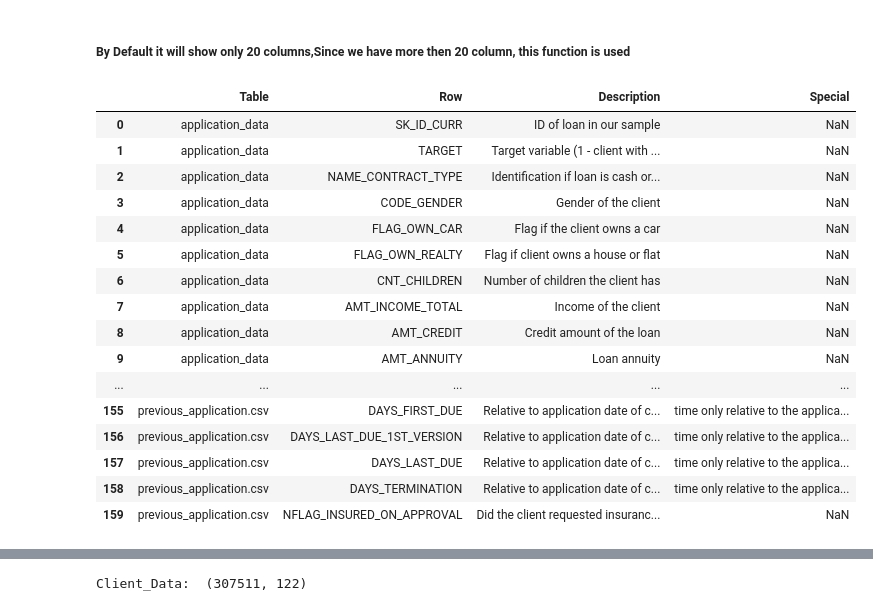
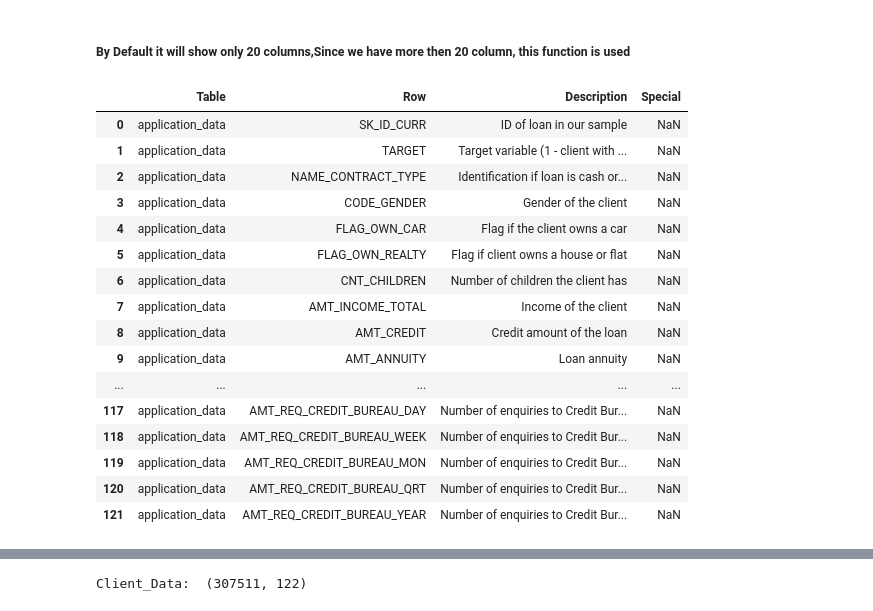
Before and after one commit to Lohith-Muniganti/Python_Projects, a Jupyter notebook: Bank_Loan_Risk_Analysis/Risk_Analysis -1.ipynb, the cells around one changed output, grey strips where cells are left out. Drawn from its saved outputs; the diff is of its cells as text; code cells hidden in the pictures.

```diff
--- a/Bank_Loan_Risk_Analysis/Risk_Analysis -1.ipynb
+++ b/Bank_Loan_Risk_Analysis/Risk_Analysis -1.ipynb
@@ -17,25 +19,25 @@ Description = pd.read_csv(r"columns_description.csv",encoding='cp1252')
 pd.set_option("display.max_columns",None,"display.max_rows",None)
 # %%
 Description.drop(columns="Unnamed: 0", axis =1, inplace = True)  # Description of our Columns
-Description
+Description[:122]
 # %% [output]
 |  | Table | Row | Description | Special |
 | 0 | application_data | SK_ID_CURR | ID of loan in our sample | NaN |
 | 1 | application_data | TARGET | Target variable (1 - client with ... | NaN |
 | 2 | application_data | NAME_CONTRACT_TYPE | Identification if loan is cash or... | NaN |
 | 3 | application_data | CODE_GENDER | Gender of the client | NaN |
 | 4 | application_data | FLAG_OWN_CAR | Flag if the client owns a car | NaN |
 | 5 | application_data | FLAG_OWN_REALTY | Flag if client owns a house or flat | NaN |
 | 6 | application_data | CNT_CHILDREN | Number of children the client has | NaN |
 | 7 | application_data | AMT_INCOME_TOTAL | Income of the client | NaN |
 | 8 | application_data | AMT_CREDIT | Credit amount of the loan | NaN |
 | 9 | application_data | AMT_ANNUITY | Loan annuity | NaN |
 | ... | ... | ... | ... | ... |
-| 155 | previous_application.csv | DAYS_FIRST_DUE | Relative to application date of c... | time only relative to the applica... |
-| 156 | previous_application.csv | DAYS_LAST_DUE_1ST_VERSION | Relative to application date of c... | time only relative to the applica... |
-| 157 | previous_application.csv | DAYS_LAST_DUE | Relative to application date of c... | time only relative to the applica... |
-| 158 | previous_application.csv | DAYS_TERMINATION | Relative to application date of c... | time only relative to the applica... |
-| 159 | previous_application.csv | NFLAG_INSURED_ON_APPROVAL | Did the client requested insuranc... | NaN |
+| 117 | application_data | AMT_REQ_CREDIT_BUREAU_DAY | Number of enquiries to Credit Bur... | NaN |
+| 118 | application_data | AMT_REQ_CREDIT_BUREAU_WEEK | Number of enquiries to Credit Bur... | NaN |
+| 119 | application_data | AMT_REQ_CREDIT_BUREAU_MON | Number of enquiries to Credit Bur... | NaN |
+| 120 | application_data | AMT_REQ_CREDIT_BUREAU_QRT | Number of enquiries to Credit Bur... | NaN |
+| 121 | application_data | AMT_REQ_CREDIT_BUREAU_YEAR | Number of enquiries to Credit Bur... | NaN |
 # %%
 Client_Data.head(5) # Checking the top 5 records
 # %% [output]
```
Also changed, not shown: parts of 9 cells of this notebook, 3 other files.
